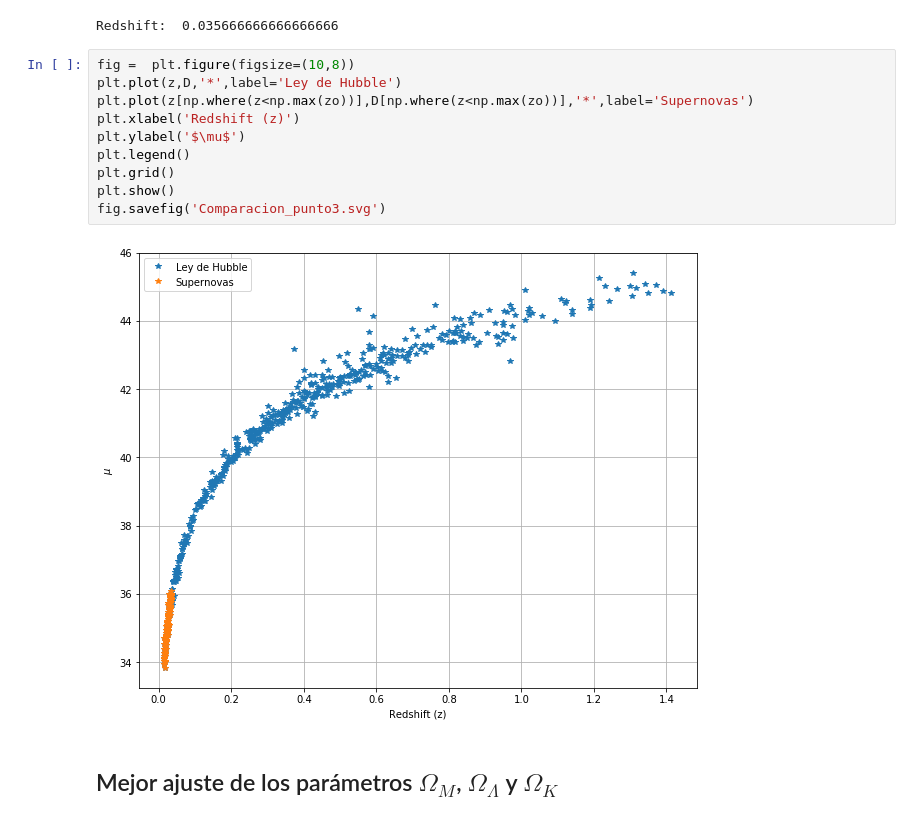
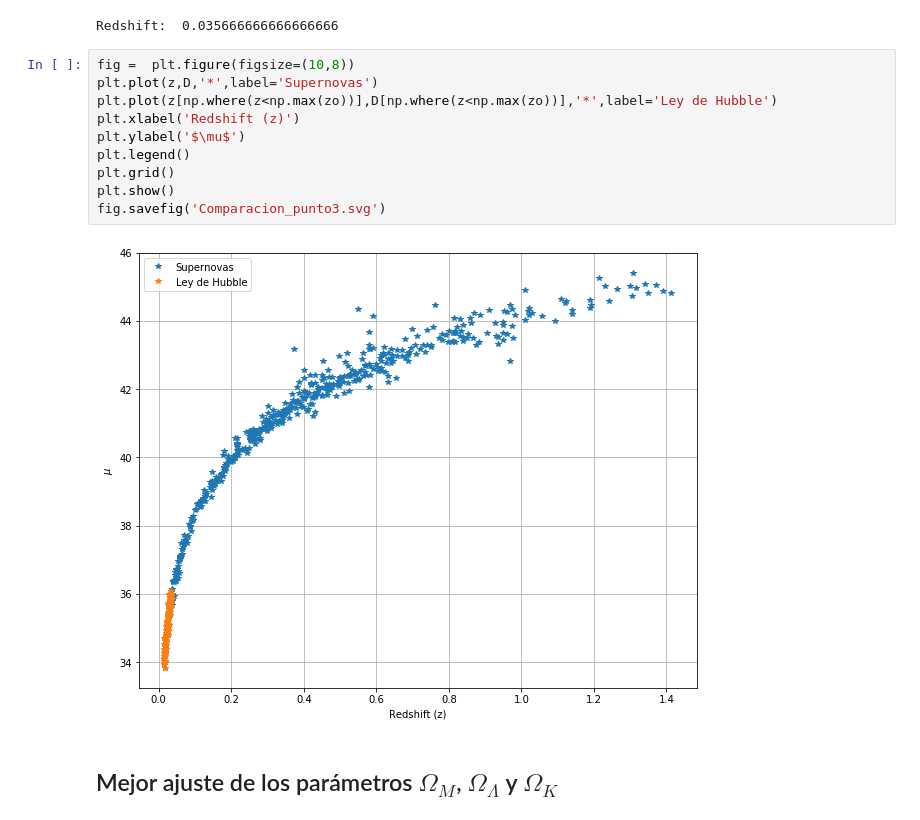
Before and after one commit to anfejear/Hubble, a Jupyter notebook: Hubble.ipynb, the cells around one changed output. Saved outputs shown, nothing was run; the diff lists cells and outputs as text.

```diff
--- a/Hubble.ipynb
+++ b/Hubble.ipynb
@@ -230,16 +230,16 @@ print('Redshift: ',np.max(zo))
 Redshift:  0.035666666666666666
 # %%
 fig =  plt.figure(figsize=(10,8))
-plt.plot(z,D,'*',label='Ley de Hubble')
-plt.plot(z[np.where(z<np.max(zo))],D[np.where(z<np.max(zo))],'*',label='Supernovas')
+plt.plot(z,D,'*',label='Supernovas')
+plt.plot(z[np.where(z<np.max(zo))],D[np.where(z<np.max(zo))],'*',label='Ley de Hubble')
 plt.xlabel('Redshift (z)')
 plt.ylabel('$\mu$')
 plt.legend()
 plt.grid()
 plt.show()
 fig.savefig('Comparacion_punto3.svg')
 # %% [output]
-[figure, old version]
+[figure, new version]
 # %% [markdown]
 ## Mejor ajuste de los parámetros $\Omega_M$, $\Omega_\Lambda$ y $\Omega_K$
 # %%
```
